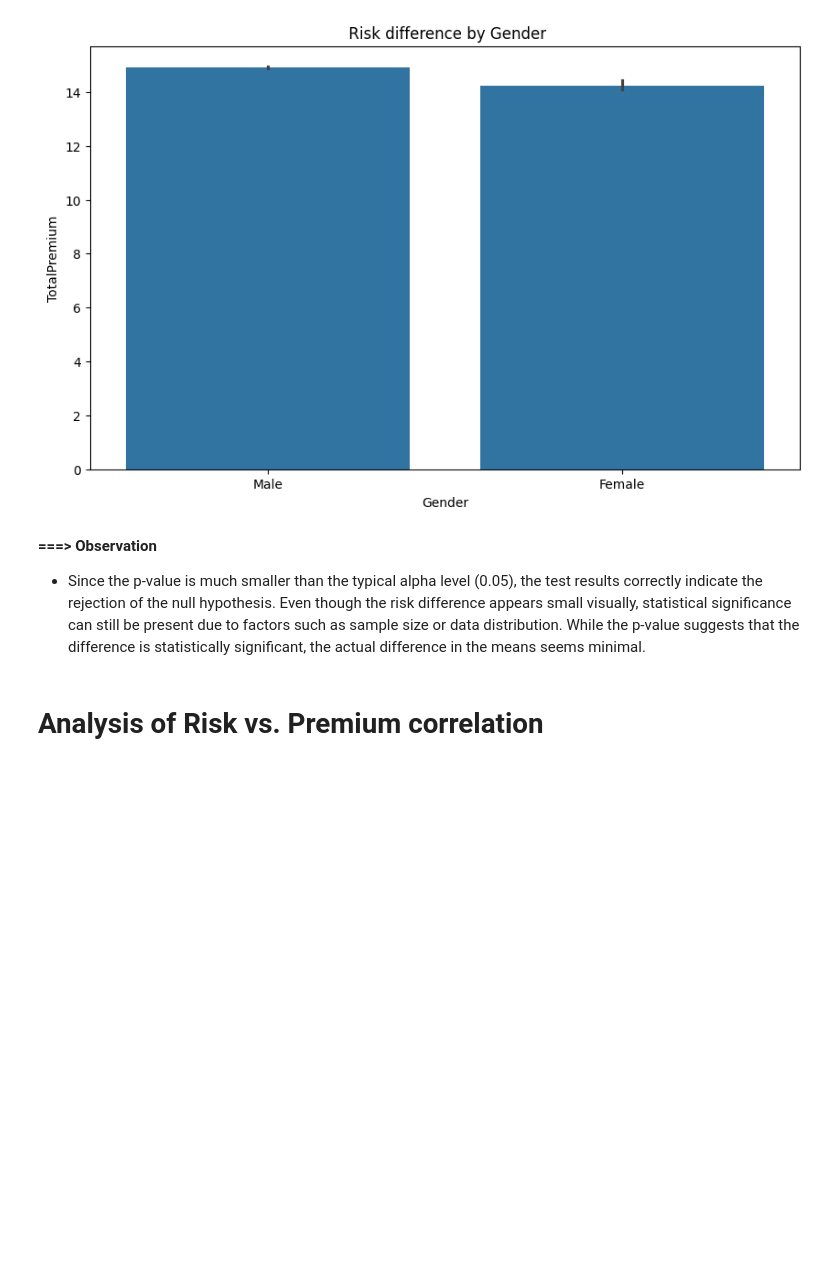
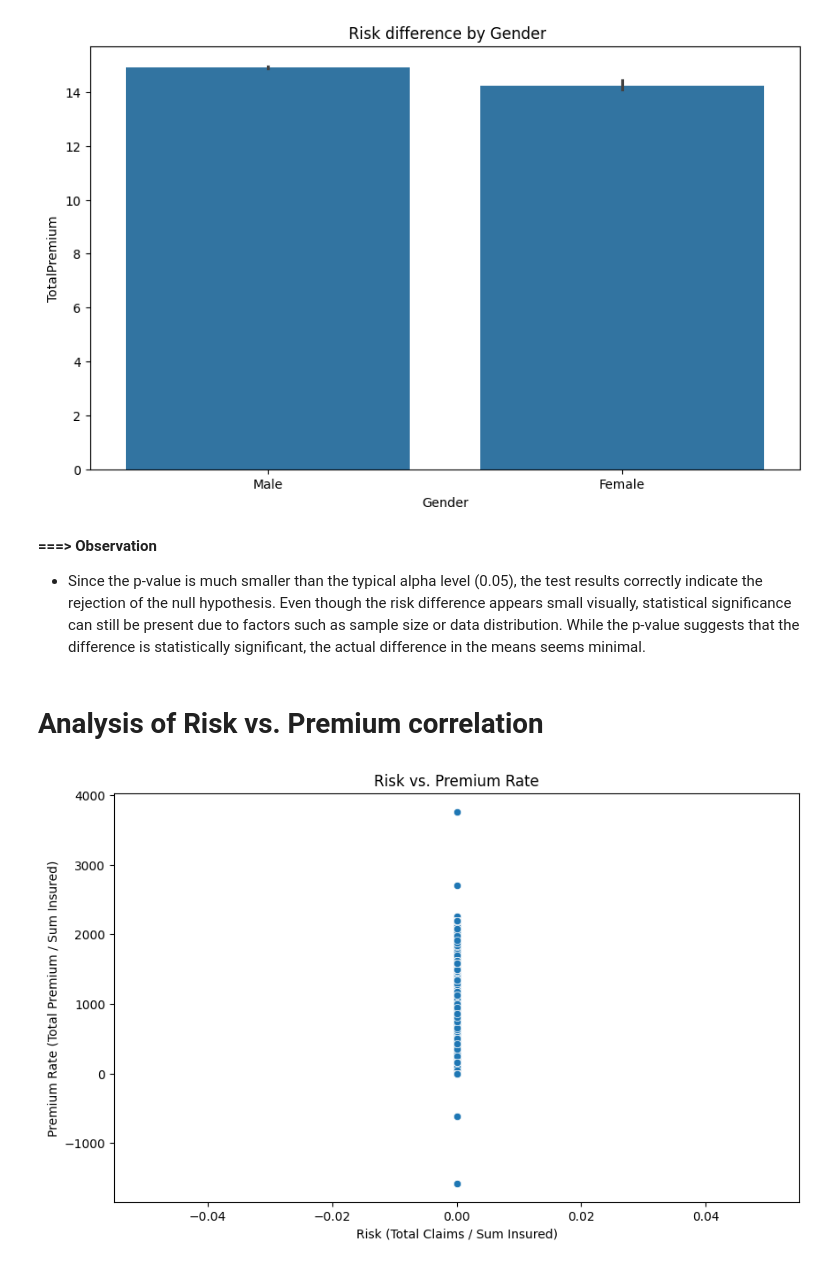
Before and after one commit to nebiyu-ethio/AlphaCare-Insurance-Analytics, a Jupyter notebook: notebooks/task_3.ipynb, the cells around one changed output. Drawn from its saved outputs; the diff is of its cells as text; code cells hidden in the pictures; blank space fills up the shorter version.

```diff
--- a/notebooks/task_3.ipynb
+++ b/notebooks/task_3.ipynb
@@ -183,3 +199,14 @@ plt.show()
  - Since the p-value is much smaller than the typical alpha level (0.05), the test results correctly indicate the rejection of the null hypothesis. Even though the risk difference appears small visually, statistical significance can still be present due to factors such as sample size or data distribution. While the p-value suggests that the difference is statistically significant, the actual difference in the means seems minimal.
 # %% [markdown]
 # Analysis of Risk vs. Premium correlation
+# %%
+data['Risk'] = data['TotalClaims'] / data['SumInsured']
+data['PremiumRate'] = data['TotalPremium'] / data['SumInsured']
+plt.figure(figsize=(10, 6))
+sns.scatterplot(x='Risk', y='PremiumRate', data=data)
+plt.title('Risk vs. Premium Rate')
+plt.xlabel('Risk (Total Claims / Sum Insured)')
+plt.ylabel('Premium Rate (Total Premium / Sum Insured)')
+plt.show()
+# %% [output]
+[figure, added]
```
Also changed, not shown: parts of 4 cells of this notebook.
